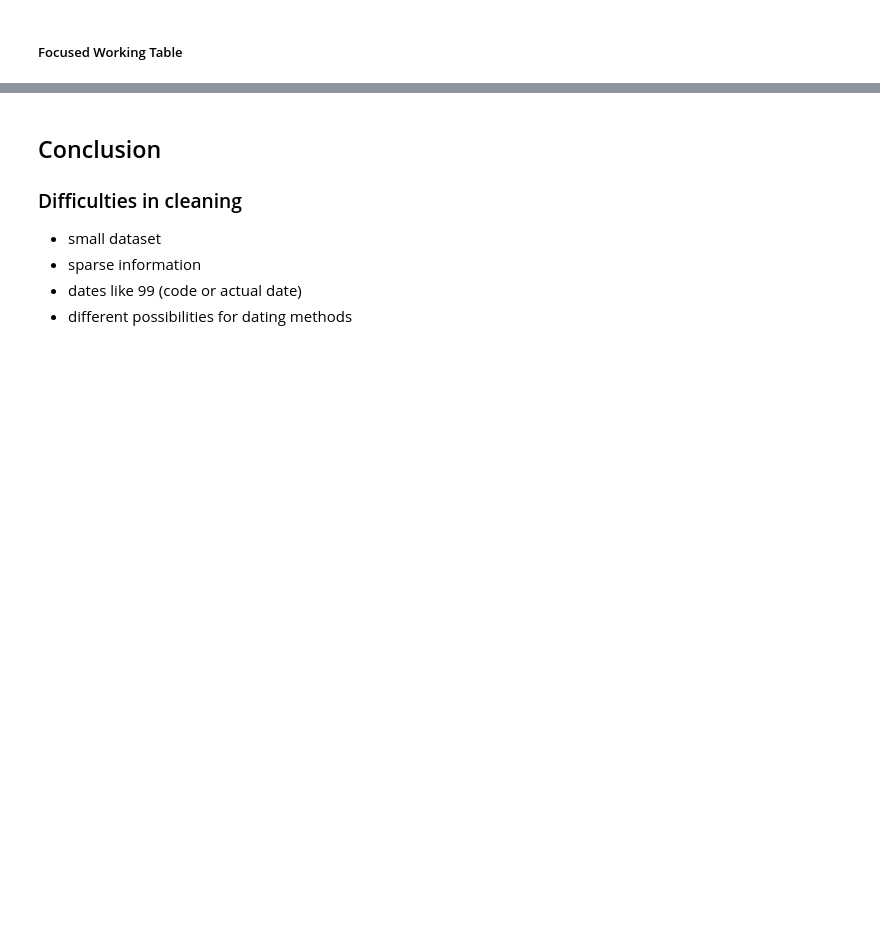
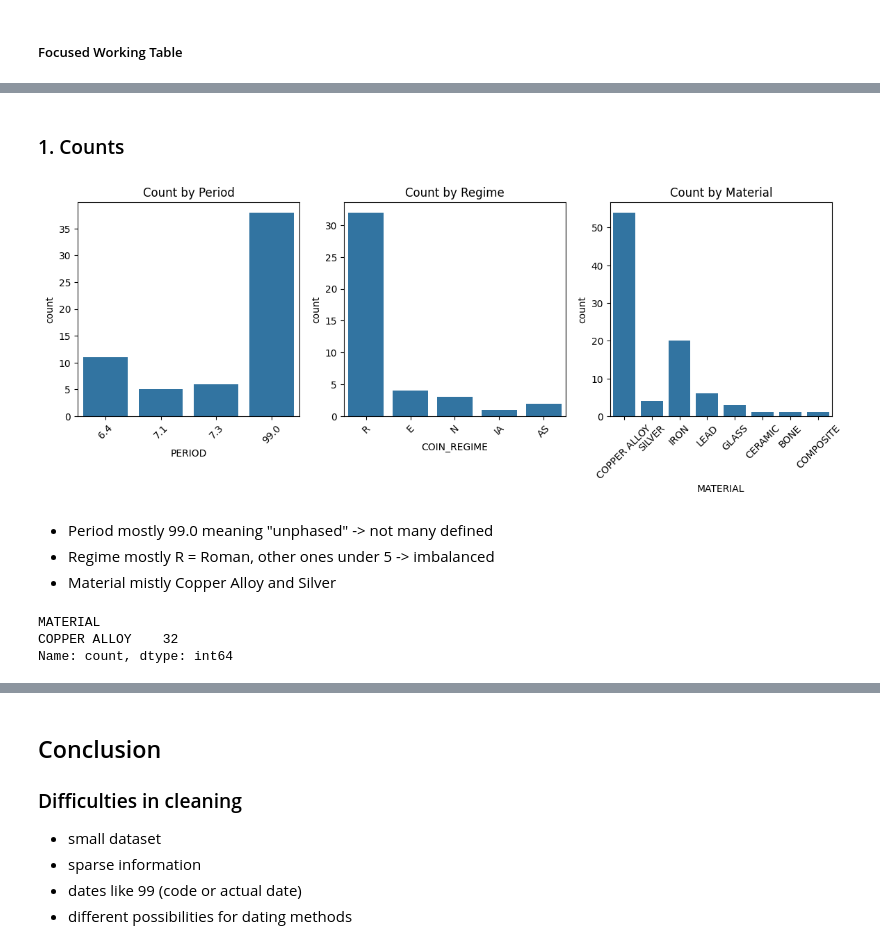
Before and after one commit to berniberniberni/ML_DHC_Conington_Coindata, a Jupyter notebook: notebooks/01_conington_eda_and_cleaning.ipynb, the cells around one changed output, grey strips where cells are left out. Cells and saved outputs as stored; diff of their text form; code cells hidden in the pictures; blank space fills up the shorter version.

Commit message:
data cleaning

```diff
--- a/notebooks/01_conington_eda_and_cleaning.ipynb
+++ b/notebooks/01_conington_eda_and_cleaning.ipynb
@@ -76,19 +95,19 @@ coins.head()
 # %%
-import numpy as np
-
-numeric_cols = ["COIN_EDATE", "COIN_LDATE", "DIAMETER"]
+numeric_cols = ["COIN_EDATE", "COIN_LDATE", "DIAMETER"] #list of expected/needed numeric columns to convert
 
 for col in numeric_cols:
-    coins[col] = pd.to_numeric(coins[col], errors="coerce")
+    coins[col] = pd.to_numeric(coins[col], errors="coerce") # loop over col to convert to numeric, setting errors to nan
 
 for col in ["COIN_EDATE", "COIN_LDATE"]:
-    coins.loc[coins[col] <= 0, col] = np.nan ## remove invalid dates by boolean masking the 0 entries to nan
+    coins.loc[coins[col] == 0, col] = np.nan #remove invalid dates by boolean masking the 0 entries to NaN
 
-coins["mid_date"] = (coins["COIN_EDATE"] + coins["COIN_LDATE"]) / 2
-coins["date_span"] = coins["COIN_LDATE"] - coins["COIN_EDATE"]
+coins["mid_date"] = (coins["COIN_EDATE"] + coins["COIN_LDATE"]) / 2 # calculate mid date
+coins["date_span"] = coins["COIN_LDATE"] - coins["COIN_EDATE"]      # calculate date span
 
 coins[["COIN_EDATE", "COIN_LDATE", "mid_date", "date_span"]].head()
 coins.info()
+
+coins.groupby("COIN_REGIME")["mid_date"].describe()
 # %% [output]
 <class 'pandas.core.frame.DataFrame'>
 RangeIndex: 90 entries, 0 to 89
@@ -109,0 +142,29 @@ memory usage: 10.7+ KB
+# %% [markdown]
+### 1. Counts
+# %%
+fig, axes = plt.subplots(1, 3, figsize=(14, 4))
+
+sns.countplot(data=coins, x="PERIOD", ax=axes[0])
+axes[0].set_title("Count by Period")
+axes[0].tick_params(axis="x", rotation=45)
+
+sns.countplot(data=coins, x="COIN_REGIME", ax=axes[1])
+axes[1].set_title("Count by Regime")
+axes[1].tick_params(axis="x", rotation=45)
+
+sns.countplot(data=coins, x="MATERIAL", ax=axes[2])
+axes[2].set_title("Count by Material")
+axes[2].tick_params(axis="x", rotation=45)
+# %% [output]
+[figure, added]
+# %% [markdown]
+- Period mostly 99.0 meaning "unphased" -> not many defined
+- Regime mostly R = Roman, other ones under 5 -> imbalanced
+- Material mistly Copper Alloy and Silver
+# %%
+roman = coins[coins["COIN_REGIME"] == "R"]
+roman["MATERIAL"].value_counts(dropna=False)
+# %% [output]
+MATERIAL
+COPPER ALLOY    32
+Name: count, dtype: int64
```
Also changed, not shown: parts of 30 cells of this notebook.
